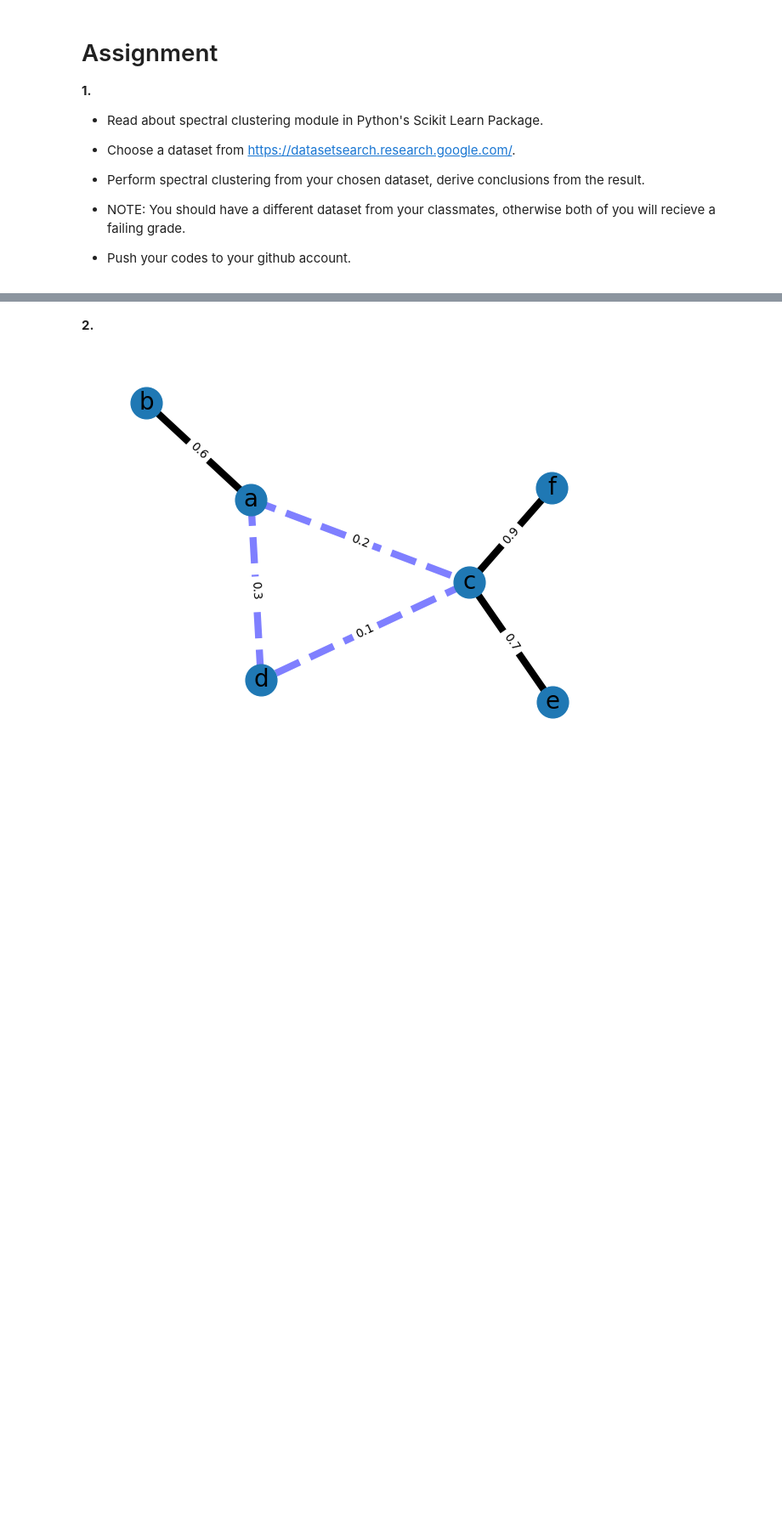
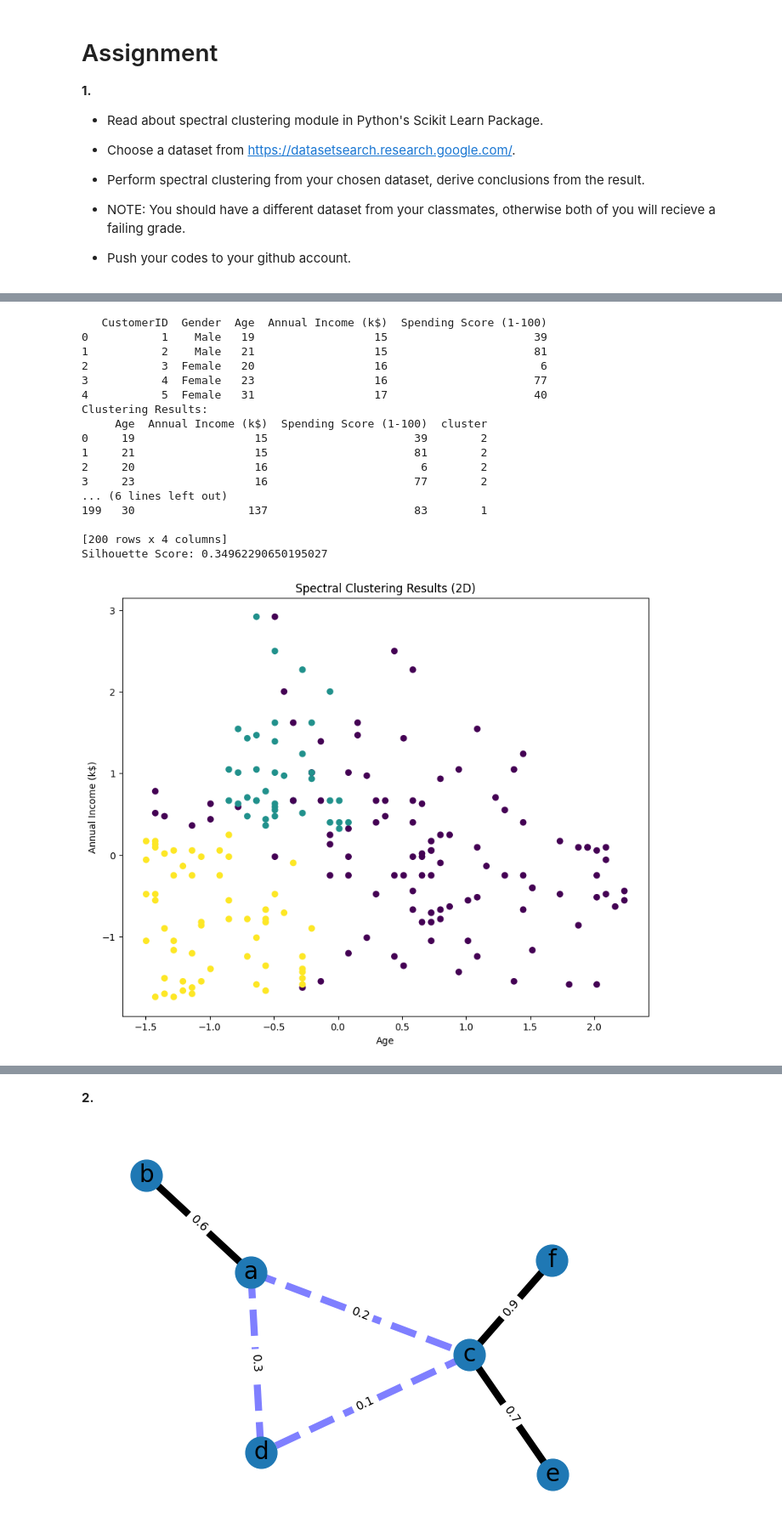
Before and after one commit to Sealiosaurus/Linear_Algebra, a Jupyter notebook: Assignments/Spectral_Theory.ipynb, the cells around one changed output, grey strips where cells are left out. Shown: that part at 85% size. Cells and saved outputs as stored; diff of their text form; code cells hidden in the pictures; blank space fills up the shorter version.

Commit message:
Fixed Spectral Theory

```diff
--- a/Assignments/Spectral_Theory.ipynb
+++ b/Assignments/Spectral_Theory.ipynb
@@ -72,0 +21,77 @@ could not convert string to float: 'Asia'
+# %%
+import pandas as pd
+from sklearn.cluster import SpectralClustering
+from sklearn.preprocessing import StandardScaler
+from sklearn.metrics import silhouette_score
+import matplotlib.pyplot as plt
+from mpl_toolkits.mplot3d import Axes3D
+
+# Load the Mall Customer Segmentation Data
+df = pd.read_csv('Mall_Customers.csv')
+
+# Display the first few rows of the dataset
+print(df.head())
+
+# Select relevant features for clustering
+features = df[['Age', 'Annual Income (k$)', 'Spending Score (1-100)']]
+
+# Standardize the features
+scaler = StandardScaler()
+features_scaled = scaler.fit_transform(features)
+
+# Choose the number of clusters (you may need to adjust this based on your analysis)
+num_clusters = 3
+
+# Perform spectral clustering
+spectral = SpectralClustering(n_clusters=num_clusters, affinity='nearest_neighbors', random_state=42)
+df['cluster'] = spectral.fit_predict(features_scaled)
+
+# Print the clustering results
+print("Clustering Results:")
+print(df[['Age', 'Annual Income (k$)', 'Spending Score (1-100)', 'cluster']])
+
+# Evaluate the clustering using silhouette score
+silhouette_avg = silhouette_score(features_scaled, df['cluster'])
+print(f"Silhouette Score: {silhouette_avg}")
+
+# Create a 2D scatter plot
+plt.figure(figsize=(10, 8))
+plt.scatter(features_scaled[:, 0], features_scaled[:, 1], c=df['cluster'], cmap='viridis')
+plt.title('Spectral Clustering Results (2D)')
+plt.xlabel('Age')
+plt.ylabel('Annual Income (k$)')
+plt.show()
+
+# Create a 3D scatter plot
+fig = plt.figure(figsize=(10, 8))
+ax = fig.add_subplot(111, projection='3d')
+
+# Scatter plot of three features
+ax.scatter(features_scaled[:, 0], features_scaled[:, 1], features_scaled[:, 2], c=df['cluster'], cmap='viridis')
+
+# Set labels for axes
+ax.set_xlabel('Age')
+ax.set_ylabel('Annual Income (k$)')
+ax.set_zlabel('Spending Score (1-100)')
+ax.set_title('Spectral Clustering Results (3D)')
+
+plt.show()
+# %% [output]
+   CustomerID  Gender  Age  Annual Income (k$)  Spending Score (1-100)
+0           1    Male   19                  15                      39
+1           2    Male   21                  15                      81
+2           3  Female   20                  16                       6
+3           4  Female   23                  16                      77
+4           5  Female   31                  17                      40
+Clustering Results:
+     Age  Annual Income (k$)  Spending Score (1-100)  cluster
+0     19                  15                      39        2
+1     21                  15                      81        2
+2     20                  16                       6        2
+3     23                  16                      77        2
+... (6 lines left out)
+199   30                 137                      83        1
+
+[200 rows x 4 columns]
+Silhouette Score: 0.34962290650195027
+[figure, added]
```
Also changed, not shown: parts of 8 cells of this notebook, 1 other file.
